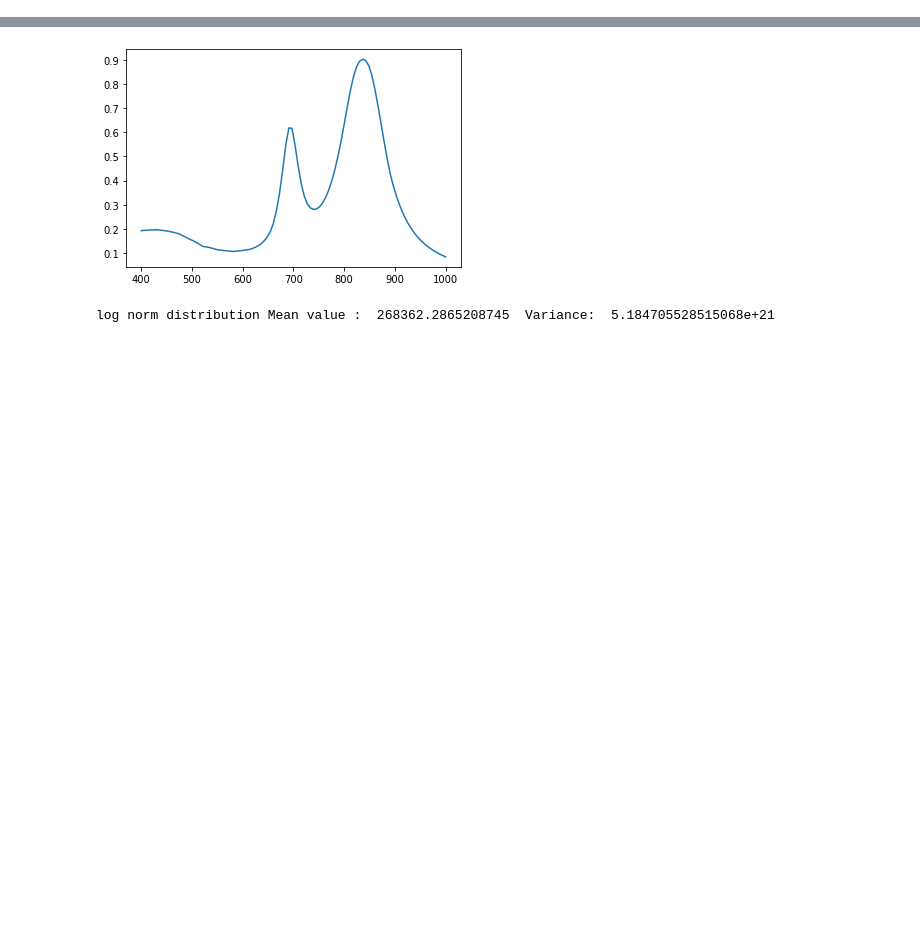
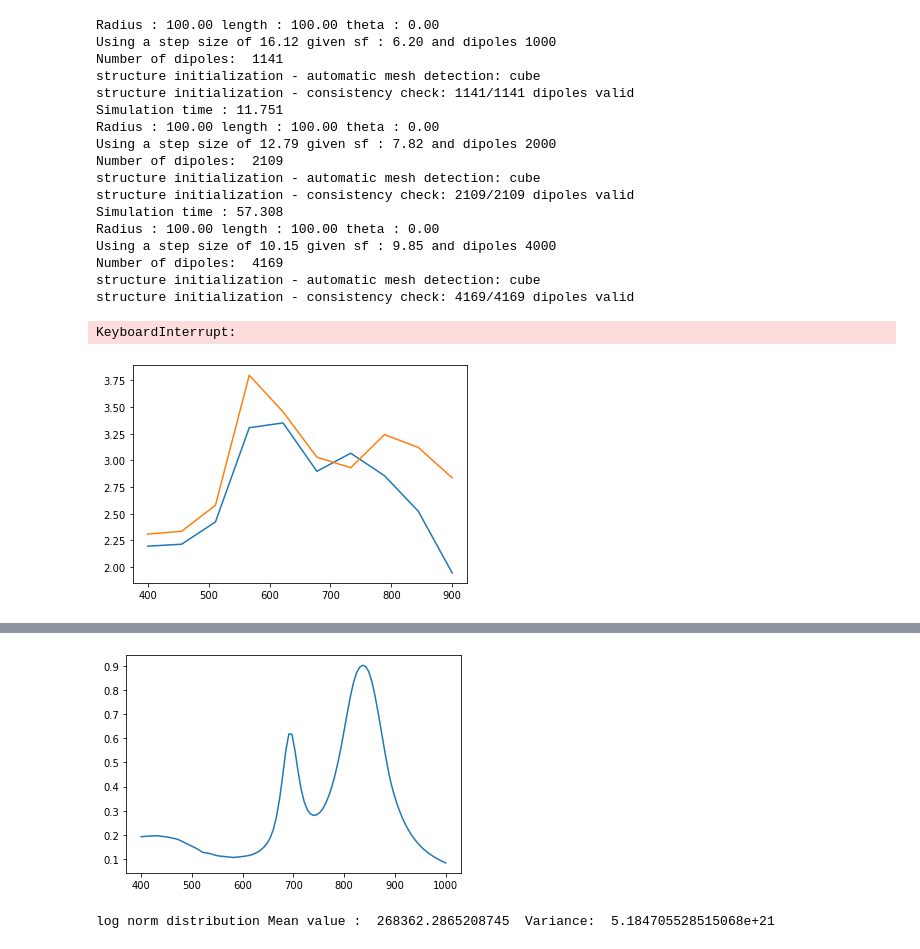
Before and after one commit to pozzo-research-group/HEAD, a Jupyter notebook: notebooks/04-Modelling nanostructure spectra and SAS profiles with polydispersity .ipynb, the cells around one changed output, grey strips where cells are left out. Drawn from its saved outputs; the diff is of its cells as text; code cells hidden in the pictures; blank space fills up the shorter version.

Commit message:
add single particle simulator; BO with Gaussians functions

```diff
--- a/notebooks/04-Modelling nanostructure spectra and SAS profiles with polydispersity .ipynb
+++ b/notebooks/04-Modelling nanostructure spectra and SAS profiles with polydispersity .ipynb
@@ -5,3 +5,33 @@
 import numpy as np
 import matplotlib.pyplot as plt
 from head import Emulator, Grid
+# %%
+from head import EmulatorSingleParticle
+sim = EmulatorSingleParticle(verbose=True)
+fig, ax = plt.subplots()
+for n in [1e3,2e3,4e3]:
+    wl, It = sim.get_uvvis(radius=100, length=100,
+                           n_samples=10, num_dipoles=n)
+    ax.plot(wl, It, label='%.2f'%n)
+ax.legend()
+plt.show()
+# %% [output]
+Radius : 100.00 length : 100.00 theta : 0.00
+Using a step size of 16.12 given sf : 6.20 and dipoles 1000
+Number of dipoles:  1141
+structure initialization - automatic mesh detection: cube
+structure initialization - consistency check: 1141/1141 dipoles valid
+Simulation time : 11.751
+Radius : 100.00 length : 100.00 theta : 0.00
+Using a step size of 12.79 given sf : 7.82 and dipoles 2000
+Number of dipoles:  2109
+structure initialization - automatic mesh detection: cube
+structure initialization - consistency check: 2109/2109 dipoles valid
+Simulation time : 57.308
+Radius : 100.00 length : 100.00 theta : 0.00
+Using a step size of 10.15 given sf : 9.85 and dipoles 4000
+Number of dipoles:  4169
+structure initialization - automatic mesh detection: cube
+structure initialization - consistency check: 4169/4169 dipoles valid
+KeyboardInterrupt:
+[figure, added]
```
Also changed, not shown: parts of 1 cell of this notebook, 6 other files.
